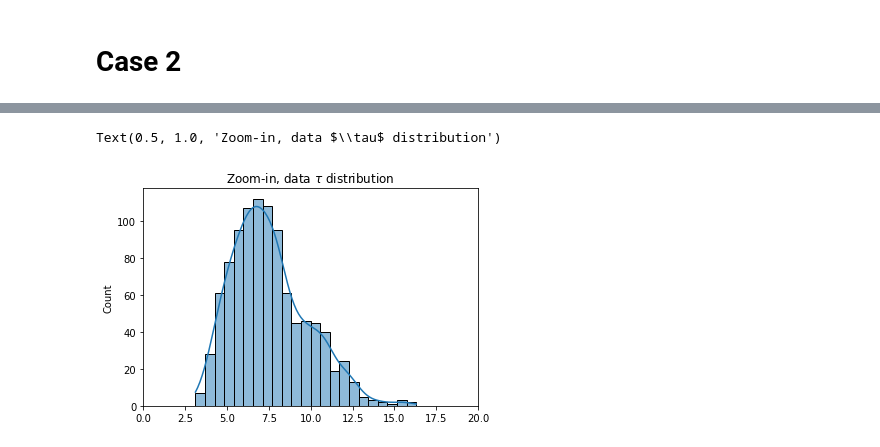
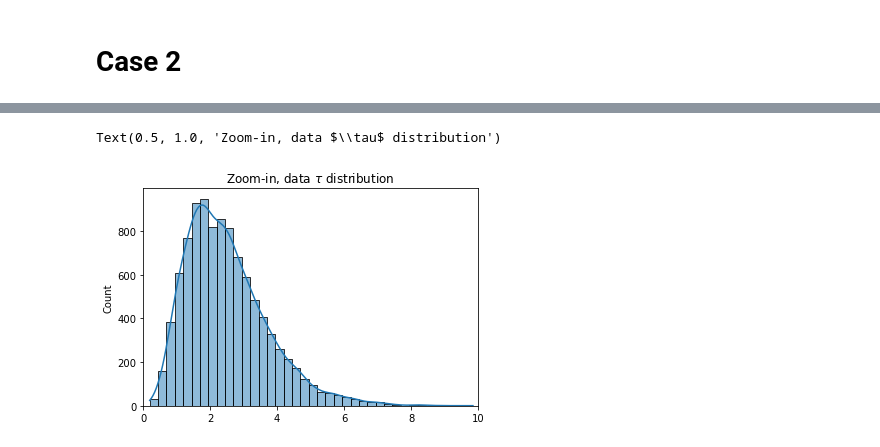
Before and after one commit to kamilla0503/StochasticProcesses, a Jupyter notebook: Examples.ipynb, the cells around one changed output, grey strips where cells are left out. Drawn from its saved outputs; the diff is of its cells as text; code cells hidden in the pictures.

```diff
--- a/Examples.ipynb
+++ b/Examples.ipynb
@@ -92,9 +92,9 @@ def LogLikelihood(params, data=[], func=Gamma_density):
 def Maximize_LogLikelihood(params, data=[], func=Gamma_density):
     return -LogLikelihood(params, data, func)
 # %%
-x0 = np.array([1, 1])
-bnds = ((0.0001, 100), (0.0001, 100))
-Estimates = minimize(Maximize_LogLikelihood, x0, args=(tau1),method='TNC', bounds=bnds, tol=1e-10)
+x0 = np.array([1.1, 1])
+bnds = ((1.00001, 100), (0.0001, 100))
+Estimates = minimize(Maximize_LogLikelihood, x0, args=(tau1,Gamma_density),method='TNC', bounds=bnds, tol=1e-10)
 # %%
 alpha, beta = Estimates.x
 mean_post = alpha/beta
@@ -141,16 +142,3 @@ title('Case 2: synthetic case, internal states');
 % 950--980. https://doi.org/10.1007/s10959-012-0436-1.
 # %% [markdown]
 # Case 2
-# %%
-Mdata = 1000
-M = 5 # internal states
-lamda2 = np.arange(1,6,1)/6
-tau2 = np.zeros((1, Mdata))
-
-generated_exps = np.zeros((M, Mdata))
-i=0
-for exp in lamda2:
-    generated_exps[i, :] = expon(lamda2[i]).rvs(size=Mdata)
-    i+=1
-
-tau2 = np.sum(generated_exps, axis = 0)
@@ -164,0 +159,13 @@ array([1.2015052 , 1.36899205, 1.47868028, 1.66328121, 1.80998594])
+# %%
+def generate_tau(lambdas, Mdata=1000):
+    M = len(lambdas)
+    tau2 = np.zeros((1, Mdata))
+    generated_exps = np.zeros((M, Mdata))
+    i=0
+    for exp in lambdas:
+        generated_exps[i, :] = expon(scale=lambdas[i]).rvs(size=Mdata)
+        i+=1
+
+    tau2 = np.sum(generated_exps, axis = 0)
+
+    return tau2, generated_exps
@@ -165,3 +319,8 @@ array([1.2015052 , 1.36899205, 1.47868028, 1.66328121, 1.80998594])
+# %%
+Mdata = 10000
+M = 5 # internal states
+lamda2 = np.arange(1,6,1)/6
+tau2, generated_exps = generate_tau(lamda2, Mdata)
 # %%
 sns.histplot(generated_exps[0, :], color = "yellow", kde=True)
 sns.histplot(generated_exps[2, :], color = "r", kde=True)
@@ -175,7 +334,7 @@ Text(0.5, 1.0, 'Zoom-in, data $\\tau$ distribution')
 # %%
-sns.histplot(tau2, kde=True)
-plt.xlim(0,20)
+sns.histplot(tau2, binwidth=0.25, kde=True)
+plt.xlim(0,10)
 plt.title(r"Zoom-in, data $\tau$ distribution")
 # %% [output]
 Text(0.5, 1.0, 'Zoom-in, data $\\tau$ distribution')
-[figure, old version]
+[figure, new version]
```
Also changed, not shown: parts of 37 cells of this notebook.
